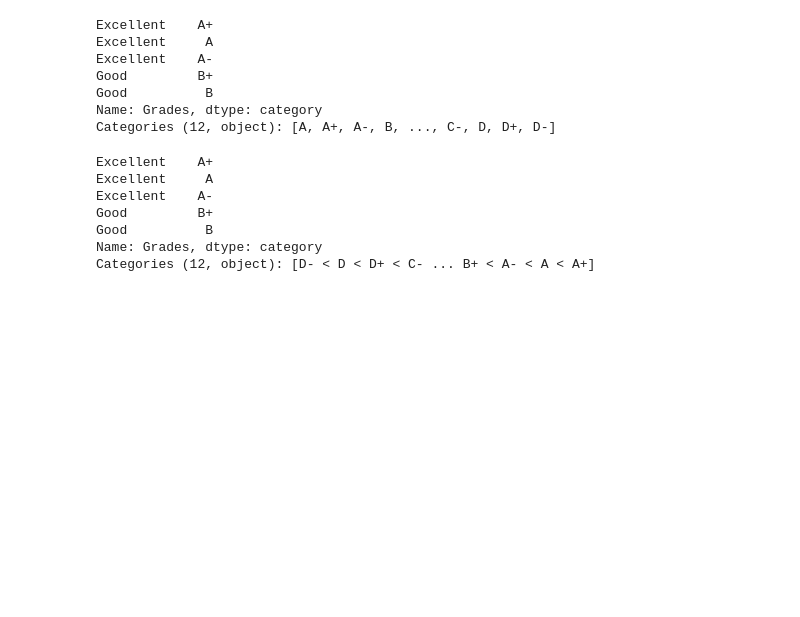
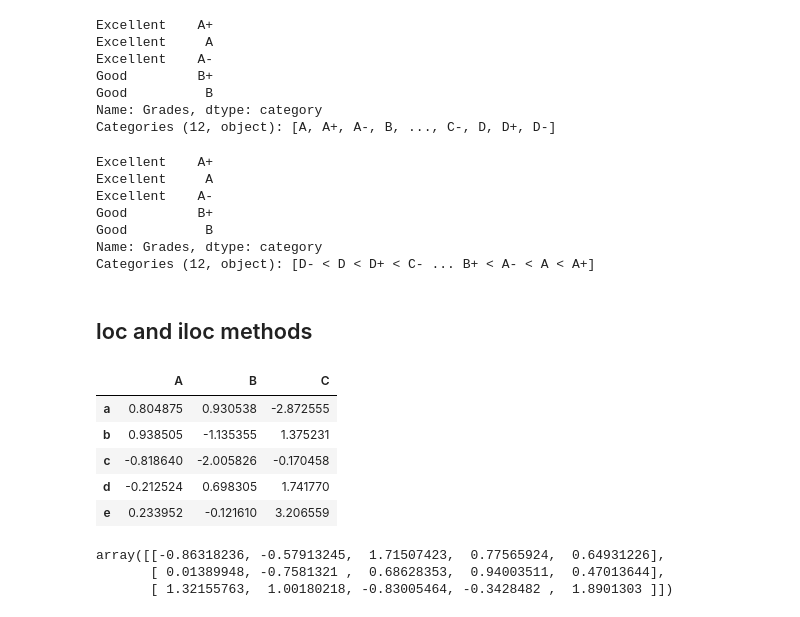
Before and after one commit to kishorepv/Data-Science-with-Python, a Jupyter notebook: Pandas library (Python).ipynb, the cells around one changed output. Drawn from its saved outputs; the diff is of its cells as text; code cells hidden in the pictures; blank space fills up the shorter version.

Commit message:
loc and iloc

```diff
--- a/Pandas library (Python).ipynb
+++ b/Pandas library (Python).ipynb
@@ -1343,3 +1343,5 @@ Good         B+
 Good          B
 Name: Grades, dtype: category
 Categories (12, object): [D- < D < D+ < C- ... B+ < A- < A < A+]
+# %% [markdown]
+## loc and iloc methods
@@ -1345,0 +1351,23 @@ Categories (12, object): [D- < D < D+ < C- ... B+ < A- < A < A+]
+# %%
+df=pd.DataFrame(np.random.randn(5,3), index=list("abcde"), columns=list("ABC"))
+# %%
+df
+# %% [output]
+|  | A | B | C |
+| a | 0.804875 | 0.930538 | -2.872555 |
+| b | 0.938505 | -1.135355 | 1.375231 |
+| c | -0.818640 | -2.005826 | -0.170458 |
+| d | -0.212524 | 0.698305 | 1.741770 |
+| e | 0.233952 | -0.121610 | 3.206559 |
+# %%
+np.random.randn() #single value from normal (mean=0, std=1) distribution
+rows=3;columns=5
+np.random.randn(rows,columns) # (rows,columns) normal (mean=0, std=1) distribution values
+
+#same as above, but takes tuple argument for dimensions
+np.random.standard_normal()
+np.random.standard_normal((rows, columns))
+# %% [output]
+array([[-0.86318236, -0.57913245,  1.71507423,  0.77565924,  0.64931226],
+       [ 0.01389948, -0.7581321 ,  0.68628353,  0.94003511,  0.47013644],
+       [ 1.32155763,  1.00180218, -0.83005464, -0.3428482 ,  1.8901303 ]])
```
Also changed, not shown: parts of 5 cells of this notebook.
